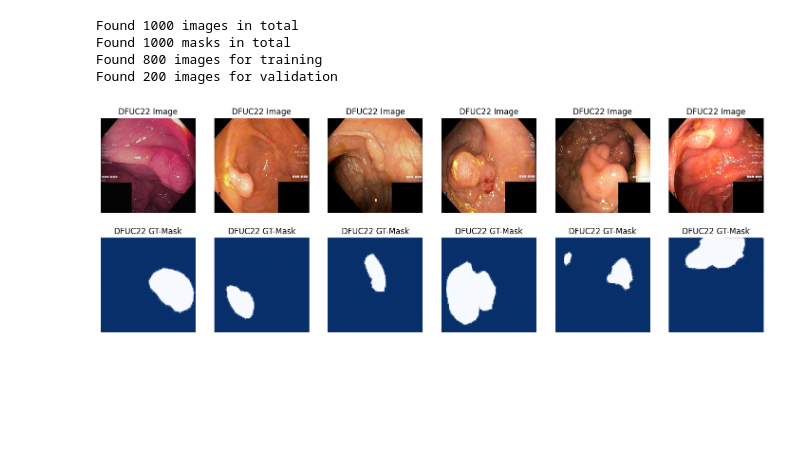
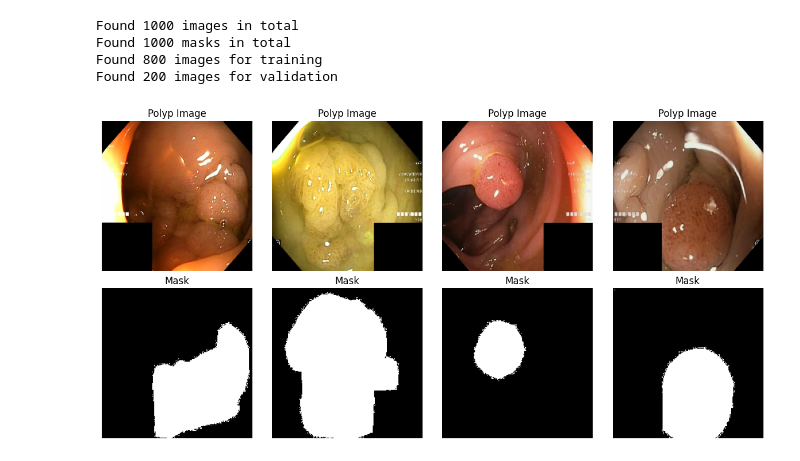
Before and after one commit to firdowsacige/brain_tumor, a Jupyter notebook: Untitled23.ipynb, the cells around one changed output. Drawn from its saved outputs; the diff is of its cells as text; code cells hidden in the pictures; blank space fills up the shorter version.

```diff
--- a/Untitled23.ipynb
+++ b/Untitled23.ipynb
@@ -155,10 +142,10 @@ Model directory: /content/models/dinov2_linear_probing
 Image files in directory: /content/kvasir_seg/Kvasir-SEG/images/
 Ground Truth Mask files in directory: /content/kvasir_seg/Kvasir-SEG/labels/
 # %%
-IMAGE_SIZE = 518 # image size for the model input (H and W)
+IMAGE_SIZE = 224 # image size for the model input (H and W)
 NORM_MEAN = (0.485, 0.456, 0.406) # mean values for normalization
 NORM_STD = (0.229, 0.224, 0.225) # standard deviation values for normalization
-class DFUC2022_Dataset(Dataset):
+class Polyp_Dataset(Dataset):
     """
     Custom PyTorch Dataset class for the DFUC2022 dataset that loads the images and masks and applies the albumentation augmentation pipeline.
     image_files: list of image filenames
@@ -235,11 +222,11 @@ print(f'Found {len(train_image_files)} images for training')
 print(f'Found {len(valid_image_files)} images for validation')
 
 # Create the training and validation datasets
-train_dataset = DFUC2022_Dataset(train_image_files, train_mask_files, train_transform)
-valid_dataset = DFUC2022_Dataset(valid_image_files, valid_mask_files, valid_transform)
+train_dataset = Polyp_Dataset(train_image_files, train_mask_files, train_transform)
+valid_dataset = Polyp_Dataset(valid_image_files, valid_mask_files, valid_transform)
 
 # Create the training and validation data loaders
-BATCH_SIZE = 128  # Batch size for training and validation
+BATCH_SIZE = 4  # Batch size for training and validation
 
 train_loader = DataLoader(dataset=train_dataset,
                           shuffle=True,  # Shuffle the data for training each epoch
@@ -260,24 +247,31 @@ Found 200 images for validation
 # %%
 dataiter = iter(train_loader) # get an iterator for the training data loader
 # %%
+import matplotlib.colors as mcolors
+
 def denormalization(img, mean=NORM_MEAN, std=NORM_STD):
     # denormalize pixel values of [-1,1] to [0,1]
     img = img * std + mean
     img = np.clip(img, 0, 1)
     return img
-
+# Define a colormap: black for 0, white for 1
+cmap = mcolors.ListedColormap(['black', 'white'])
 def show_subset(images, masks, n):
     fig, ax = plt.subplots(2, n, figsize=(n*3,6))
+
     for i in range(n):
-        ax[0, i].imshow(denormalization(np.rollaxis(images[i,:,:,:],0,3)), vmin=0, vmax=1, cmap='gray') # denormalize the image and convert to channel last format
-        ax[1, i].imshow(masks[i,:,:], vmin=0, vmax=1, cmap='Blues_r')
-        ax[0, i].set_title('DFUC22 Image')
-        ax[1, i].set_title('DFUC22 GT-Mask')
+        ax[0, i].imshow(denormalization(np.rollaxis(images[i,:,:,:],0,3)), vmin=0, vmax=1)
+        ax[1, i].imshow(masks[i,:,:], cmap=mcolors.ListedColormap(['black', 'white']), vmin=0, vmax=1)
+
+        ax[0, i].set_title('Polyp Image')
+        ax[1, i].set_title('Mask')
+        ax[0, i].axis('off')
         ax[1, i].axis('off')
-        ax[0, i].axis('off')
+
+    plt.tight_layout()
     plt.show()
 
 images, masks = next(dataiter) # get a batch of the training data loader
-show_subset(images.numpy(), masks.numpy(), n=6) # show the first n images and masks of the batch
+show_subset(images.numpy(), masks.numpy(), n=4) # show the first n images and masks of the batch
 # %% [output]
-[figure, old version]
+[figure, new version]
```
Also changed, not shown: parts of 16 cells of this notebook.
